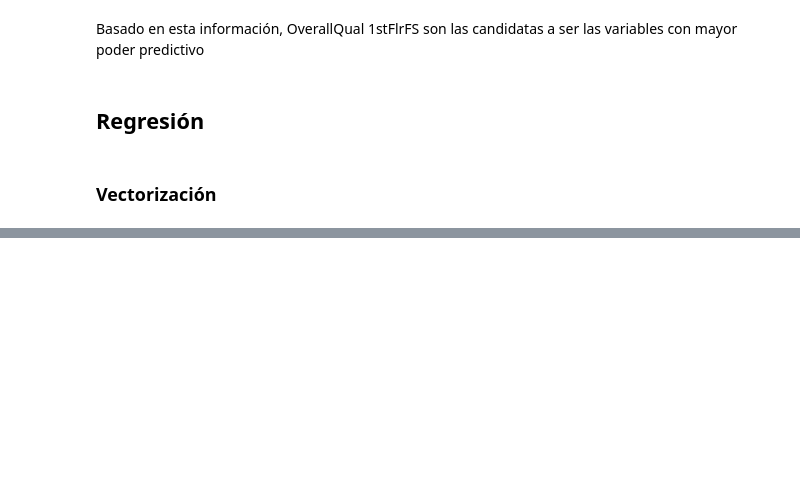
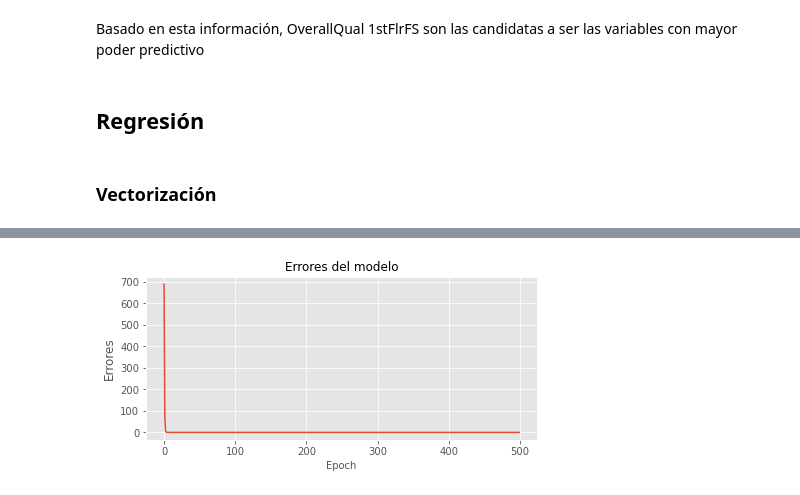
Before and after one commit to ramonescobar/final_project, a Jupyter notebook: Proyecto Final.ipynb, the cells around one changed output, grey strips where cells are left out. Cells and saved outputs as stored; diff of their text form; code cells hidden in the pictures; blank space fills up the shorter version.

```diff
--- a/Proyecto Final.ipynb
+++ b/Proyecto Final.ipynb
@@ -214,0 +198,4 @@ model_plot(modelo, 50)
+# %%
+univ_linear_reg.error_plot(errores)
+# %% [output]
+[figure, added]
```
Also changed, not shown: parts of 9 cells of this notebook, 1 other file.
